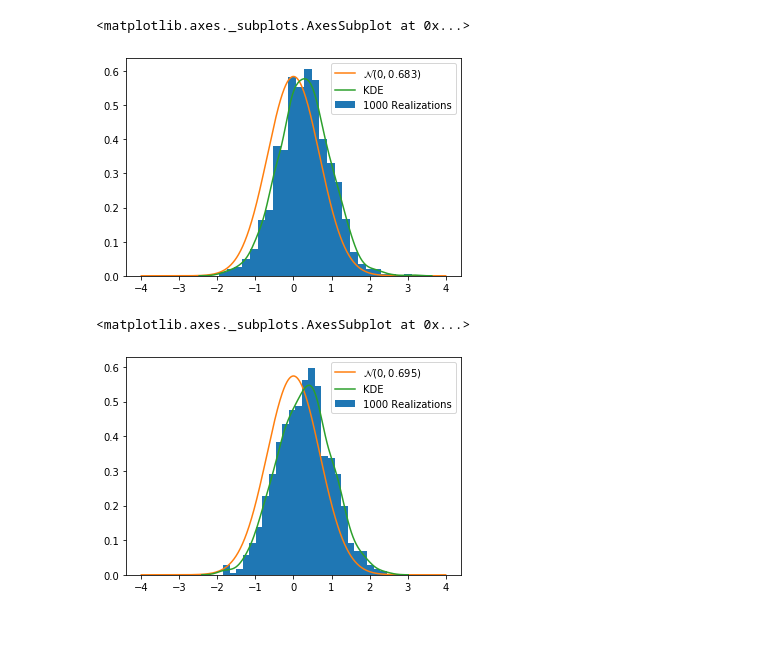
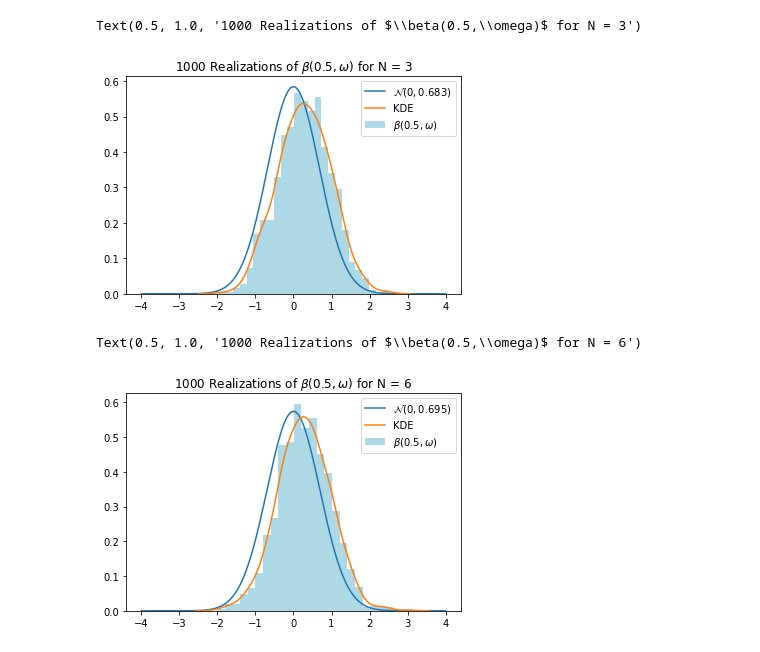
Before and after one commit to adamcwatts/MA540_UQ, a Jupyter notebook: Project1/Project1_Number1_NW.ipynb, the cells around one changed output. Drawn from its saved outputs; the diff is of its cells as text; code cells hidden in the pictures.

Commit message:
NW: cleaning up plots, finishin 1 and 2

```diff
--- a/Project1/Project1_Number1_NW.ipynb
+++ b/Project1/Project1_Number1_NW.ipynb
@@ -55,0 +51,9 @@ array([ 0.125     ,  0.09574592,  0.06657996,  0.03756445,  0.00876117,
+# %%
+realizations = [ karhunen_loeve(3, xs) for n in range(1000) ]
+fig3, ax3 = plt.subplots(figsize=(24,16))
+ax3.set_xlabel("x", fontsize=36)
+ax3.set_ylabel(r"$\alpha(x)$", fontsize=36)
+for r in realizations:
+    ax3.plot(xs, r, linewidth=0.5)
+ax3.tick_params(axis = 'both', which = 'major', labelsize = 30)
+ax3.set_title(r"1000 Realizations of Karhunen-Loeve $N = 3$ expansion", fontsize = 40)
@@ -63,24 +70,25 @@ def beta(xs,N_realizations, N_terms):
 # %%
 import scipy
 fig = plt.figure()
 ax = plt.subplot(111)
 rs =beta(np.array([0.5]),1000, 3).flatten()
 
-plt.hist( rs, density=True, stacked=True, bins=25, label="1000 Realizations")
+plt.hist( rs, density=True, stacked=True, bins=25, label=r"$\beta(0.5,\omega)$", color = "lightblue")
 
 var = 0
 for n in np.arange(1,4):
     lambda_n = eigenvalue(n)
     var += ( (lambda_n) * eigenfunc(0.5, lambda_n)**2 ) #note: var(X_i) = 1, as this is the variance of Q_n!
 
 sd = np.sqrt(var)
 gaussian_range = np.linspace(-4,4,1000)
 approx_pdf = scipy.stats.norm.pdf(gaussian_range, loc=0, scale=sd)
 plt.plot(gaussian_range, approx_pdf, label = r"$\mathcal{N}(0, %.3f)$" % sd)
 sns.kdeplot(rs, label = "KDE")
+plt.title(r"1000 Realizations of $\beta(0.5,\omega)$ for N = 3")
 # %% [output]
-<matplotlib.axes._subplots.AxesSubplot at 0x...>
+Text(0.5, 1.0, '1000 Realizations of $\\beta(0.5,\\omega)$ for N = 3')
-[figure, old version]
+[figure, new version]
 # %%
 ## lazy-- just copied code in previous cell, changed N to 6
 
@@ -89,8 +97,7 @@ fig = plt.figure()
 ax = plt.subplot(111)
 rs =beta(np.array([0.5]),1000, 6).flatten()
 
-plt.hist( rs, density=True, stacked=True, bins=25, label="1000 Realizations")
-
+plt.hist( rs, density=True, stacked=True, bins=25, label=r"$\beta(0.5,\omega)$", color = "lightblue")
 var = 0
 for n in np.arange(1,7):
     lambda_n = eigenvalue(n)
@@ -101,6 +108,7 @@ gaussian_range = np.linspace(-4,4,1000)
 approx_pdf = scipy.stats.norm.pdf(gaussian_range, loc=0, scale=sd)
 plt.plot(gaussian_range, approx_pdf, label = r"$\mathcal{N}(0, %.3f)$" % sd)
 sns.kdeplot(rs, label = "KDE")
+plt.title(r"1000 Realizations of $\beta(0.5,\omega)$ for N = 6")
 # %% [output]
-<matplotlib.axes._subplots.AxesSubplot at 0x...>
+Text(0.5, 1.0, '1000 Realizations of $\\beta(0.5,\\omega)$ for N = 6')
-[figure, old version]
+[figure, new version]
```
Also changed, not shown: parts of 3 cells of this notebook, 1 other file.
